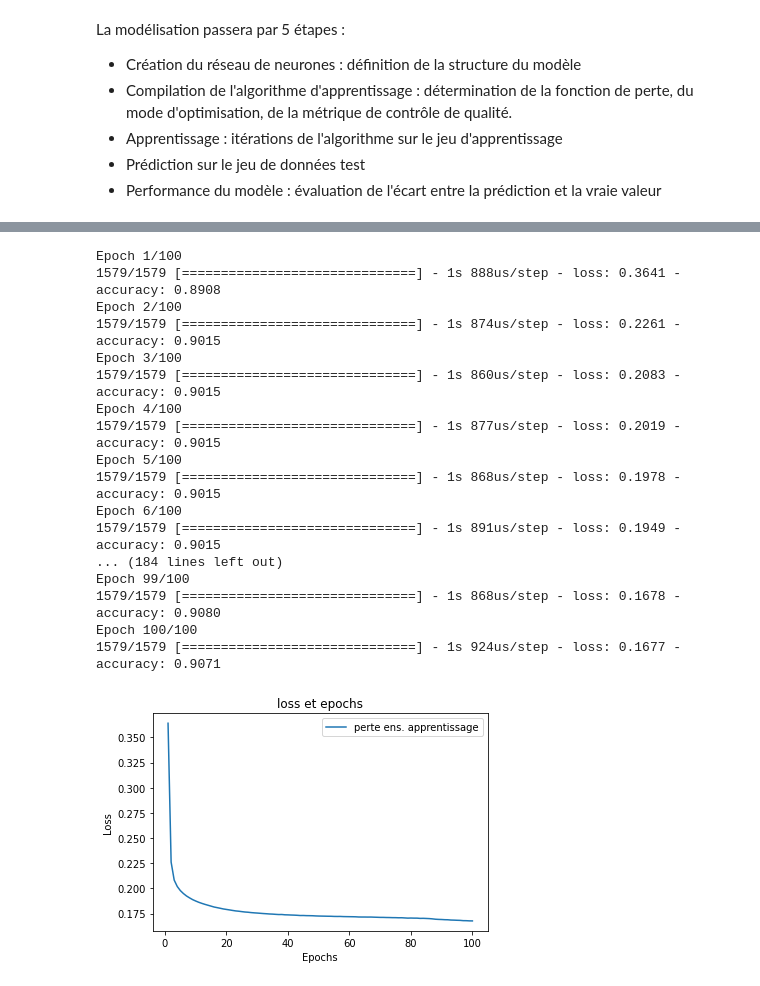
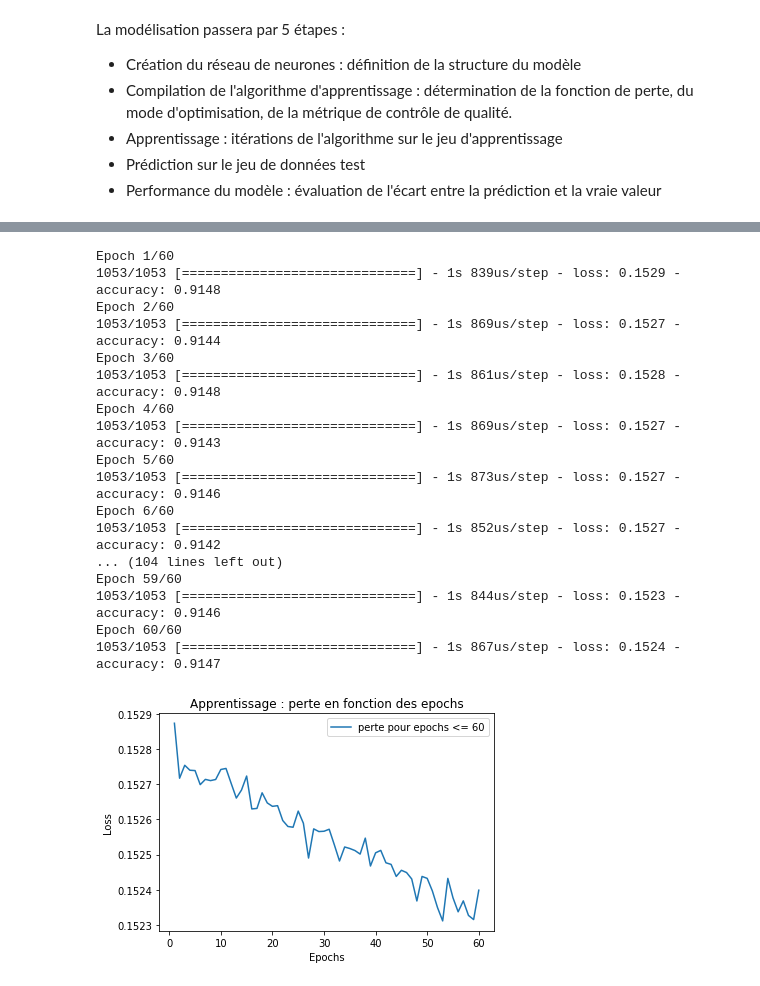
Before and after one commit to MarleneChevalier/Deep-Learning, a Jupyter notebook: Projet_DeepLearning.ipynb, the cells around one changed output, grey strips where cells are left out. Drawn from its saved outputs; the diff is of its cells as text; code cells hidden in the pictures.

```diff
--- a/Projet_DeepLearning.ipynb
+++ b/Projet_DeepLearning.ipynb
@@ -319,5 +349,5 @@ Creation du réseau de neurone
 #Création du réseau de neurones
 model_Ycat=km.Sequential()
 from keras.layers import Dense
-model_Ycat.add(Dense(units=3, input_dim=26,activation="relu"))
-model_Ycat.add(Dense(units=3, activation="sigmoid"))
+model_Ycat.add(Dense(units=6, input_dim=26,activation="sigmoid"))
+model_Ycat.add(Dense(units=3, activation="softmax"))
@@ -333,0 +372,3 @@ Nous essayerons de determiner une valeur correcte de ce parametre en observant l
+# %%
+#Apprentissage pour Epoch=100
+modelfit=model_Ycat.fit(X_train, Y_catind_train,epochs=100,batch_size=10)
@@ -334,35 +407,36 @@ Nous essayerons de determiner une valeur correcte de ce parametre en observant l
+# %%
+#Apprentissage pour epoch=60
+modelfit60=model_Ycat.fit(X_train, Y_catind_train,epochs=60,batch_size=15)
+# %% [output]
+Epoch 1/60
+1053/1053 [==============================] - 1s 839us/step - loss: 0.1529 - accuracy: 0.9148
+Epoch 2/60
+1053/1053 [==============================] - 1s 869us/step - loss: 0.1527 - accuracy: 0.9144
+Epoch 3/60
+1053/1053 [==============================] - 1s 861us/step - loss: 0.1528 - accuracy: 0.9148
+Epoch 4/60
+1053/1053 [==============================] - 1s 869us/step - loss: 0.1527 - accuracy: 0.9143
+Epoch 5/60
+1053/1053 [==============================] - 1s 873us/step - loss: 0.1527 - accuracy: 0.9146
+Epoch 6/60
+1053/1053 [==============================] - 1s 852us/step - loss: 0.1527 - accuracy: 0.9142
+... (104 lines left out)
+Epoch 59/60
+1053/1053 [==============================] - 1s 844us/step - loss: 0.1523 - accuracy: 0.9146
+Epoch 60/60
+1053/1053 [==============================] - 1s 867us/step - loss: 0.1524 - accuracy: 0.9147
 # %%
-#Apprentissage
-modelfit100=model_Ycat.fit(X_train, Y_catind_train,epochs=100,batch_size=10)
-
 # Parametre du modèle
 # graphique loss / epochs
 plt.clf()
-loss=modelfit100.history['loss']
-epochs=range(1,len(loss)+1)
+loss60=modelfit60.history['loss']
+epochs60=range(1,len(loss60)+1)
 
-plt.plot(epochs,loss,label='perte ens. apprentissage')
-plt.title('loss et epochs')
+plt.plot(epochs60,loss60,label='perte pour epochs <= 60')
+plt.title('Apprentissage : perte en fonction des epochs')
 plt.xlabel('Epochs')
 plt.ylabel('Loss')
 plt.legend()
 plt.show()
 # %% [output]
-Epoch 1/100
-1579/1579 [==============================] - 1s 888us/step - loss: 0.3641 - accuracy: 0.8908
-Epoch 2/100
-1579/1579 [==============================] - 1s 874us/step - loss: 0.2261 - accuracy: 0.9015
-Epoch 3/100
-1579/1579 [==============================] - 1s 860us/step - loss: 0.2083 - accuracy: 0.9015
-Epoch 4/100
-1579/1579 [==============================] - 1s 877us/step - loss: 0.2019 - accuracy: 0.9015
-Epoch 5/100
-1579/1579 [==============================] - 1s 868us/step - loss: 0.1978 - accuracy: 0.9015
-Epoch 6/100
-1579/1579 [==============================] - 1s 891us/step - loss: 0.1949 - accuracy: 0.9015
-... (184 lines left out)
-Epoch 99/100
-1579/1579 [==============================] - 1s 868us/step - loss: 0.1678 - accuracy: 0.9080
-Epoch 100/100
-1579/1579 [==============================] - 1s 924us/step - loss: 0.1677 - accuracy: 0.9071
-[figure, old version]
+[figure, new version]
```
Also changed, not shown: parts of 17 cells of this notebook.
